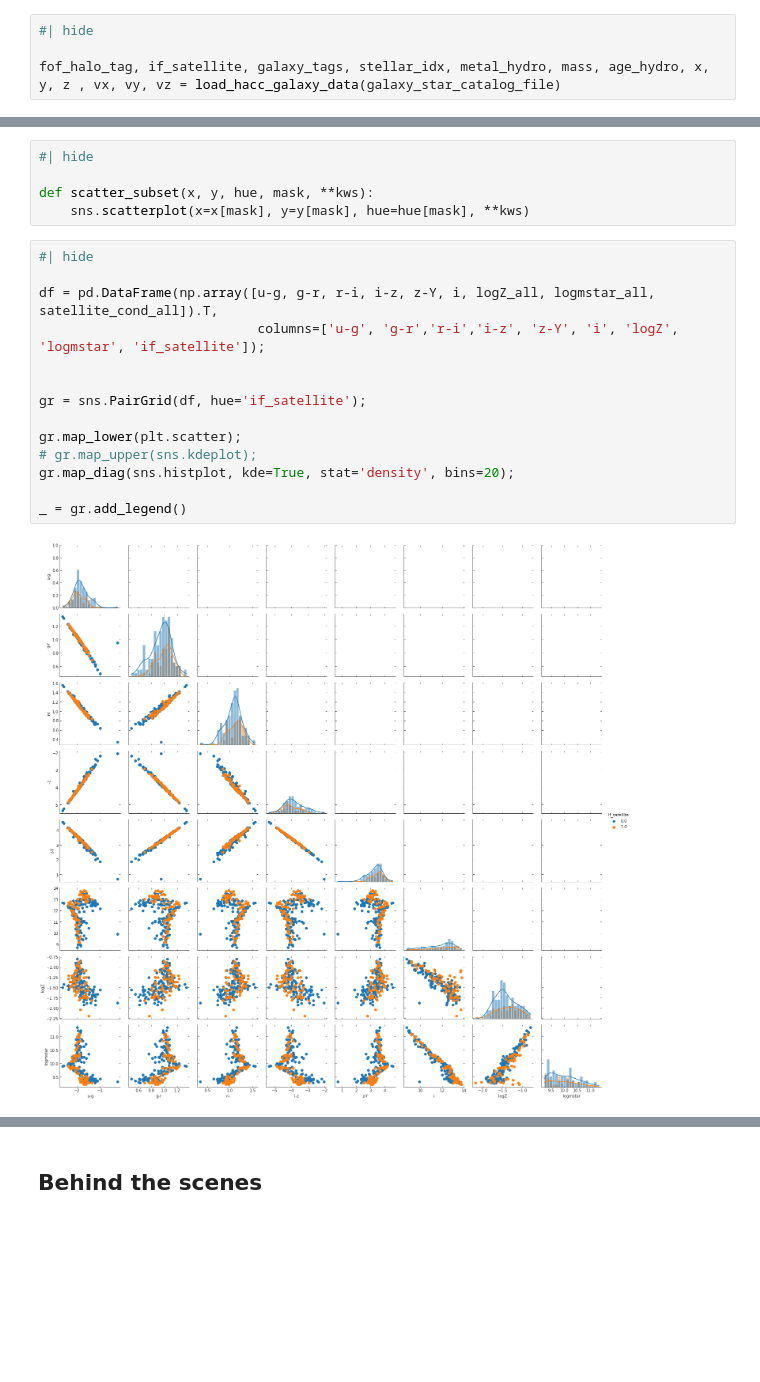
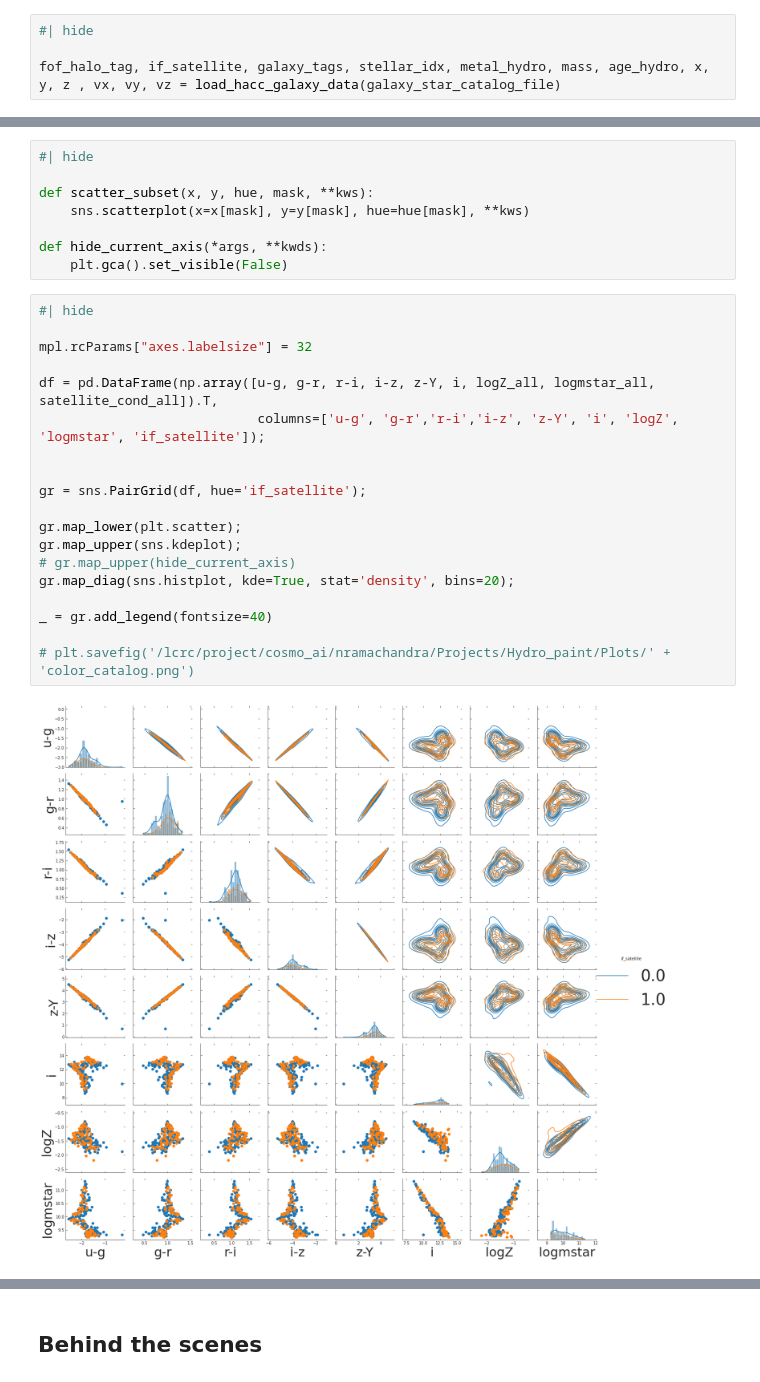
Before and after one commit to nesar/watercolor, a Jupyter notebook: nbs/index.ipynb, the cells around one changed output, grey strips where cells are left out. Cells and saved outputs as stored; diff of their text form; blank space fills up the shorter version.

```diff
--- a/nbs/index.ipynb
+++ b/nbs/index.ipynb
@@ -107,22 +112,30 @@ Number of galaxies: 200
 
 def scatter_subset(x, y, hue, mask, **kws):
     sns.scatterplot(x=x[mask], y=y[mask], hue=hue[mask], **kws)
+
+def hide_current_axis(*args, **kwds):
+    plt.gca().set_visible(False)
 # %%
 #| hide
+
+mpl.rcParams["axes.labelsize"] = 32
 
 df = pd.DataFrame(np.array([u-g, g-r, r-i, i-z, z-Y, i, logZ_all, logmstar_all, satellite_cond_all]).T,
                             columns=['u-g', 'g-r','r-i','i-z', 'z-Y', 'i', 'logZ', 'logmstar', 'if_satellite']);
 
 
 gr = sns.PairGrid(df, hue='if_satellite');
 
 gr.map_lower(plt.scatter);
-# gr.map_upper(sns.kdeplot);
+gr.map_upper(sns.kdeplot);
+# gr.map_upper(hide_current_axis)
 gr.map_diag(sns.histplot, kde=True, stat='density', bins=20);
 
-_ = gr.add_legend()
+_ = gr.add_legend(fontsize=40)
+
+# plt.savefig('/lcrc/project/cosmo_ai/nramachandra/Projects/Hydro_paint/Plots/' + 'color_catalog.png')
 # %% [output]
-[figure, old version]
+[figure, new version]
 # %%
 #| hide
 
```
Also changed, not shown: parts of 9 cells of this notebook, 7 other files.
